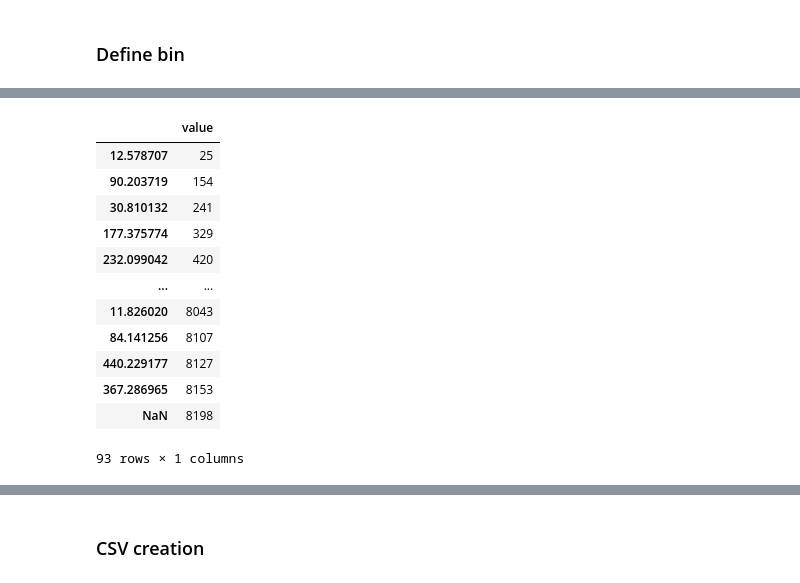
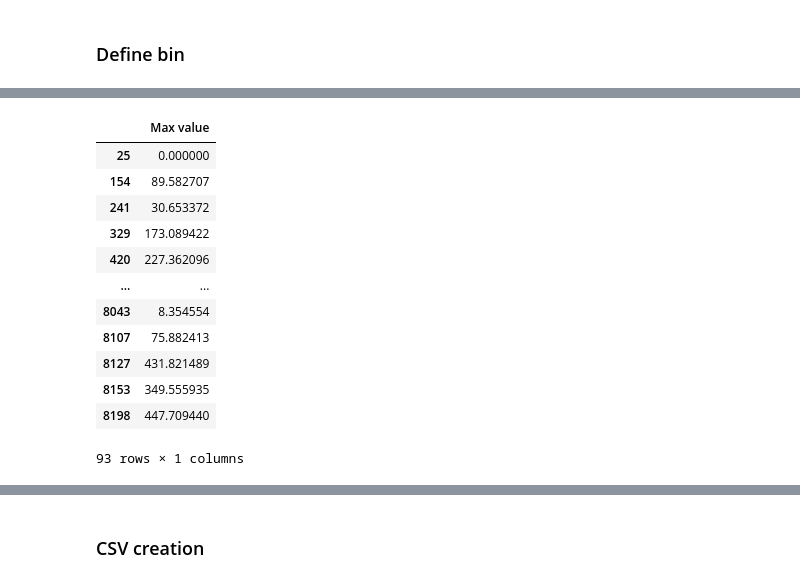
Before and after one commit to jfhurtado/Consulting, a Jupyter notebook: damir_data.ipynb, the cells around one changed output, grey strips where cells are left out. Saved outputs shown, nothing was run; the diff lists cells and outputs as text; code cells hidden in the pictures.

```diff
--- a/damir_data.ipynb
+++ b/damir_data.ipynb
@@ -72,3 +67,5 @@ df_inital_data_1
+# %%
+kop = 8100
 # %%
 df_inital_data = list(sheet_dict.values())[1]
 df_inital_data
@@ -93,7 +90,7 @@ bin = 550
 # %%
 dataframe_dict = {}
 
-for value in np.arange(bin,df_inital_data_1['KOP'].values[0]+bin,bin):
+for value in np.arange(bin,kop+bin,bin):
 
     df_test = drilling_function(df_inital_data,value,metadata)
     dataframe_dict[value] = df_test[['MD (ft)','Side Load + Inc']]
@@ -136,9 +133,9 @@ different_depths_calc_df
 # %%
 final_value_list = []
 index_list = []
-for value in np.arange(bin,df_inital_data_1['KOP'].values[0]+bin,bin):
+for value in np.arange(bin,kop+bin,bin):
     final_value_list.append(different_depths_calc_df[(value,'Side Load + Inc')])
-    if value > df_inital_data_1['KOP'].values[0]:
+    if value > kop:
        index_list.append(different_depths_calc_df[(value,'MD (ft)')].values)
 # %%
 final_df = pd.concat(final_value_list,axis=1)
@@ -147,22 +144,22 @@ final_df.index = index_list[0]
 final_dict = {}
 
 for idx, row in final_df.iterrows():
-    final_dict[np.max(row)] = [idx]
+    final_dict[idx] = [np.max(row)]
 # %%
 final_plot_df = pd.DataFrame.from_dict(final_dict).T
-final_plot_df.columns = ['value']
+final_plot_df.columns = ['Max value']
 final_plot_df
 # %% [output]
-|  | value |
-| 12.578707 | 25 |
-| 90.203719 | 154 |
-| 30.810132 | 241 |
-| 177.375774 | 329 |
-| 232.099042 | 420 |
+|  | Max value |
+| 25 | 0.000000 |
+| 154 | 89.582707 |
+| 241 | 30.653372 |
+| 329 | 173.089422 |
+| 420 | 227.362096 |
 | ... | ... |
-| 11.826020 | 8043 |
-| 84.141256 | 8107 |
-| 440.229177 | 8127 |
-| 367.286965 | 8153 |
-| NaN | 8198 |
+| 8043 | 8.354554 |
+| 8107 | 75.882413 |
+| 8127 | 431.821489 |
+| 8153 | 349.555935 |
+| 8198 | 447.709440 |
 93 rows × 1 columns
```
Also changed, not shown: parts of 10 cells of this notebook, 1 other file.
